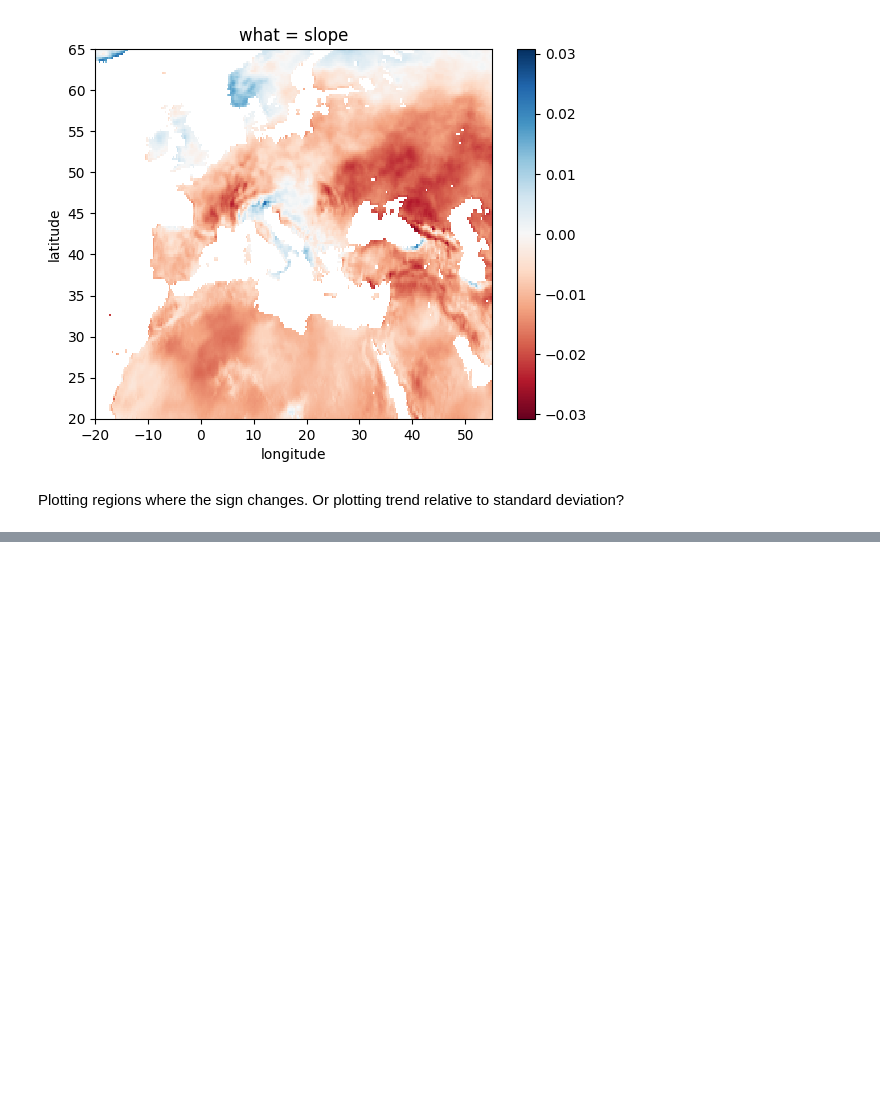
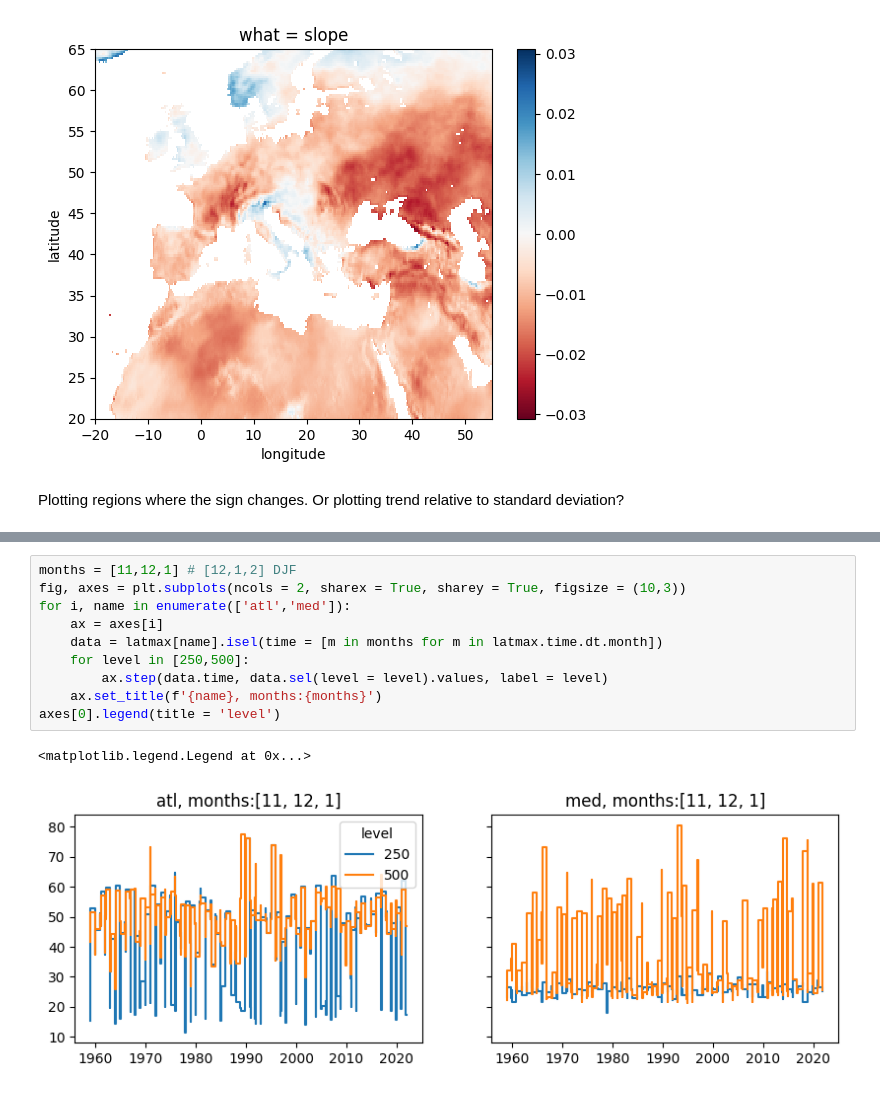
Before and after one commit to chiemvs/Medley, a Jupyter notebook: notebooks/Spatial_exploration.ipynb, the cells around one changed output, grey strips where cells are left out. Drawn from its saved outputs; the diff is of its cells as text; blank space fills up the shorter version.

```diff
--- a/notebooks/Spatial_exploration.ipynb
+++ b/notebooks/Spatial_exploration.ipynb
@@ -214,0 +241,13 @@ Plotting regions where the sign changes. Or plotting trend relative to standard
+# %%
+months = [11,12,1] # [12,1,2] DJF
+fig, axes = plt.subplots(ncols = 2, sharex = True, sharey = True, figsize = (10,3))
+for i, name in enumerate(['atl','med']):
+    ax = axes[i]
+    data = latmax[name].isel(time = [m in months for m in latmax.time.dt.month])
+    for level in [250,500]:
+        ax.step(data.time, data.sel(level = level).values, label = level)
+    ax.set_title(f'{name}, months:{months}')
+axes[0].legend(title = 'level')
+# %% [output]
+<matplotlib.legend.Legend at 0x...>
+[figure, added]
```
Also changed, not shown: parts of 13 cells of this notebook, 3 other files.
